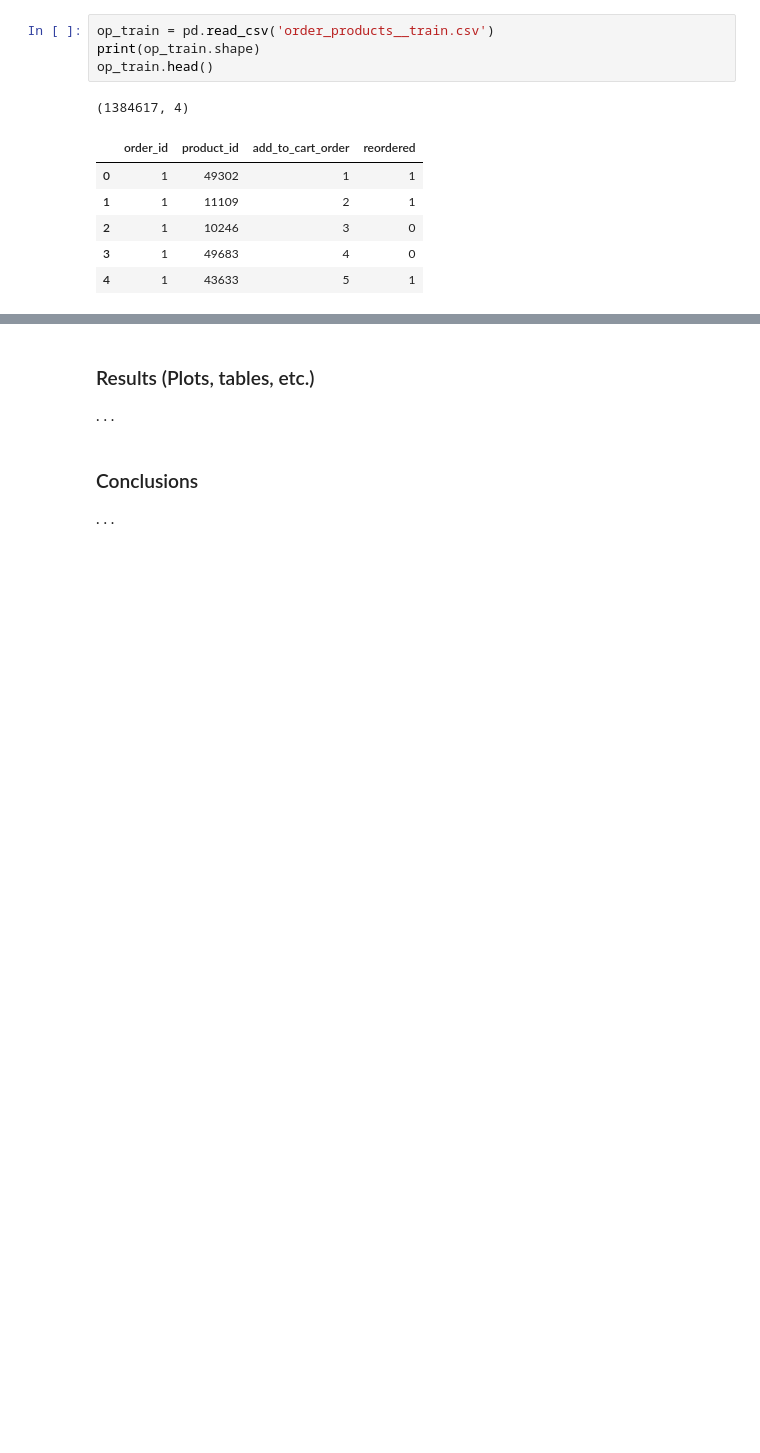
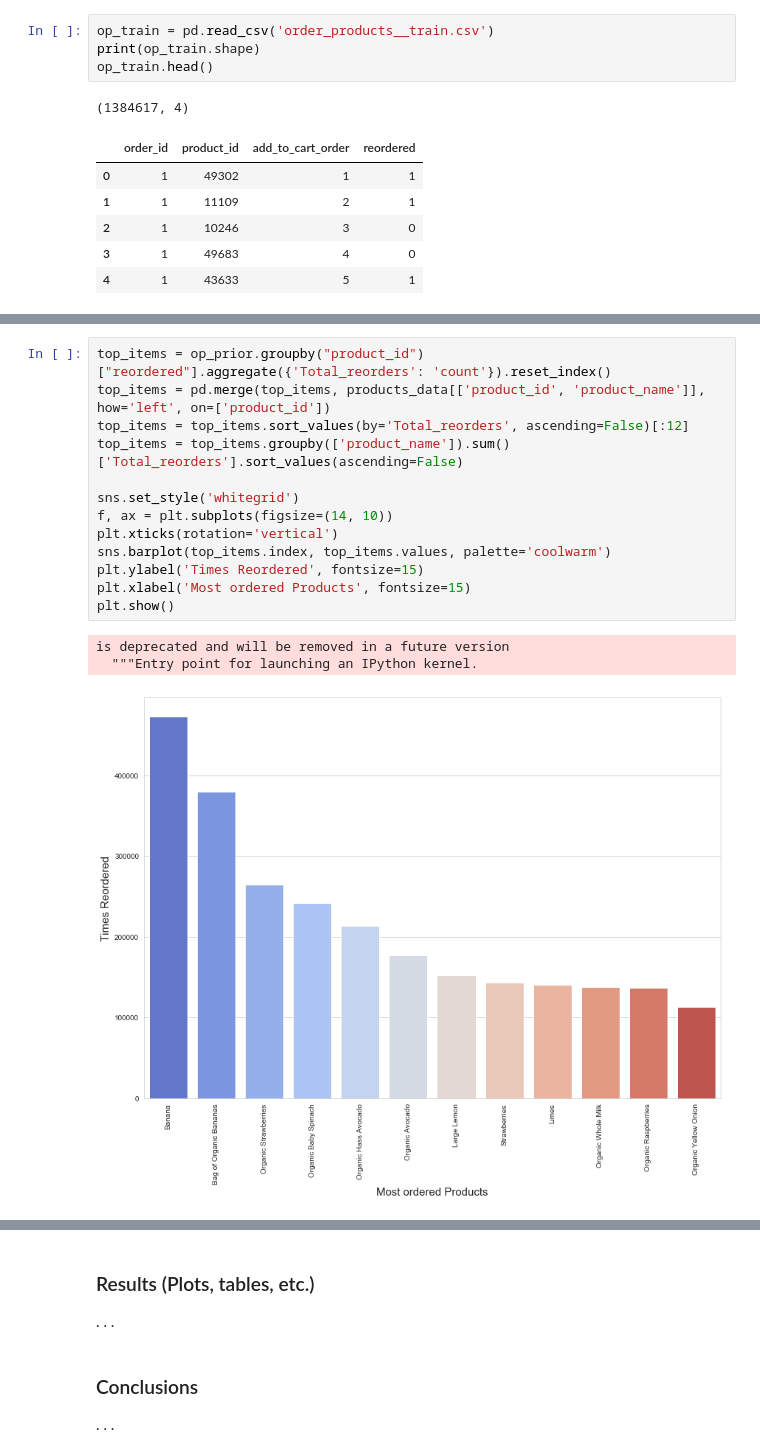
Before and after one commit to juemura/cs241, a Jupyter notebook: ianPortion.ipynb, the cells around one changed output, grey strips where cells are left out. Cells and saved outputs as stored; diff of their text form; blank space fills up the shorter version.

```diff
--- a/ianPortion.ipynb
+++ b/ianPortion.ipynb
@@ -164,0 +245,17 @@ The longest that a customer has gone without buying product
+# %%
+top_items = op_prior.groupby("product_id")["reordered"].aggregate({'Total_reorders': 'count'}).reset_index()
+top_items = pd.merge(top_items, products_data[['product_id', 'product_name']], how='left', on=['product_id'])
+top_items = top_items.sort_values(by='Total_reorders', ascending=False)[:12]
+top_items = top_items.groupby(['product_name']).sum()['Total_reorders'].sort_values(ascending=False)
+
+sns.set_style('whitegrid')
+f, ax = plt.subplots(figsize=(14, 10))
+plt.xticks(rotation='vertical')
+sns.barplot(top_items.index, top_items.values, palette='coolwarm')
+plt.ylabel('Times Reordered', fontsize=15)
+plt.xlabel('Most ordered Products', fontsize=15)
+plt.show()
+# %% [output]
+is deprecated and will be removed in a future version
+  """Entry point for launching an IPython kernel.
+[figure, added]
```
Also changed, not shown: parts of 50 cells of this notebook.
